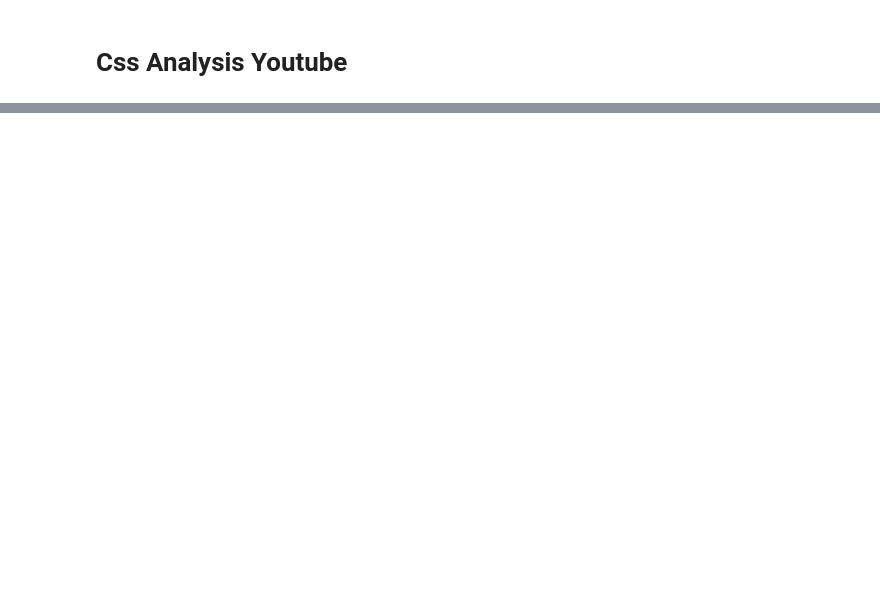
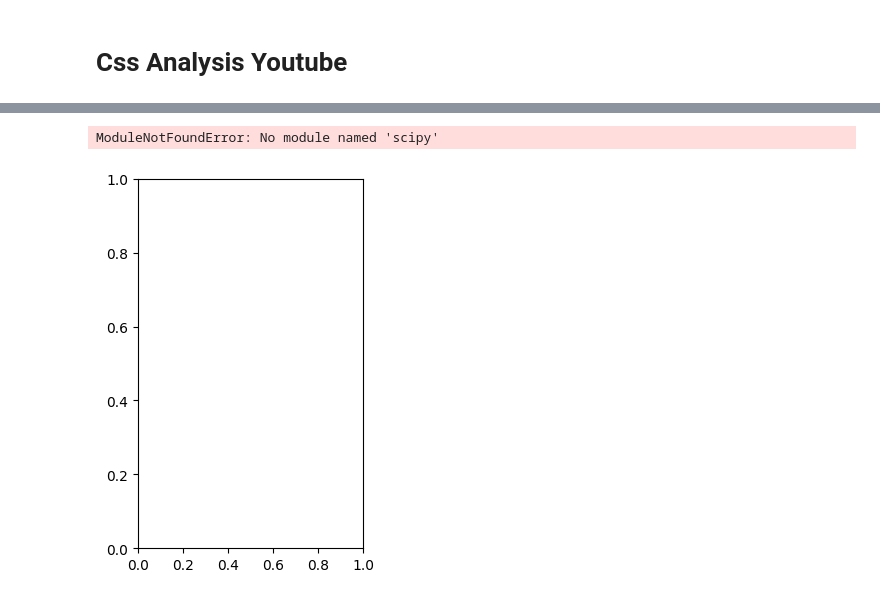
Before and after one commit to CrispyCocaBoy/css_analysis, a Jupyter notebook: analysis.ipynb, the cells around one changed output, grey strips where cells are left out. Drawn from its saved outputs; the diff is of its cells as text; code cells hidden in the pictures; blank space fills up the shorter version.

Commit message:
data and analysis

```diff
--- a/analysis.ipynb
+++ b/analysis.ipynb
@@ -1,4 +1,14 @@
 # %% [markdown]
 # Css Analysis Youtube
 # %%
+# Package
 import pandas as pd
+import networkx as nx
+import matplotlib.pyplot as plt
+
+# Data loading
+comment_df = pd.read_csv("data_retrival/youtube_database/comments_youtube.csv")
+video_df = pd.read_csv("data_retrival/youtube_database/video.csv")
+
+# Data pre-processing
+video_df["comment_count"] = video_df["comment_count"].fillna(0)
@@ -5,3 +61,16 @@ import pandas as pd
 # %%
-data = pd.read_csv("comments_youtube.csv")
+# 1) Costruzione network commenti - video
+
+comment_video_graph = nx.Graph()
+comment_video_graph.add_nodes_from(comment_df["comment_id"].unique())
+
+
+
+subax1 = plt.subplot(121)
+nx.draw(comment_video_graph, with_labels=True, font_weight='bold')
+subax2 = plt.subplot(122)
+nx.draw_shell(comment_video_graph, nlist=[range(5, 10), range(5)], with_labels=True, font_weight='bold')
+# %% [output]
+ModuleNotFoundError: No module named 'scipy'
+[figure, added]
 # %%
```
Also changed, not shown: parts of 3 cells of this notebook, 2 other files.
